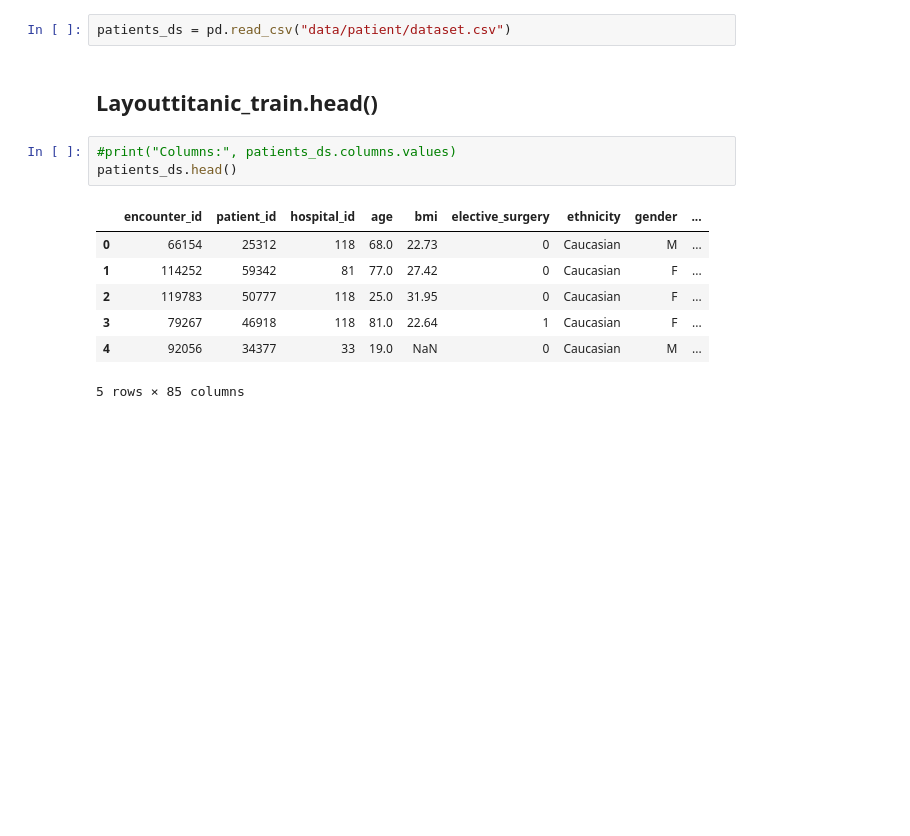
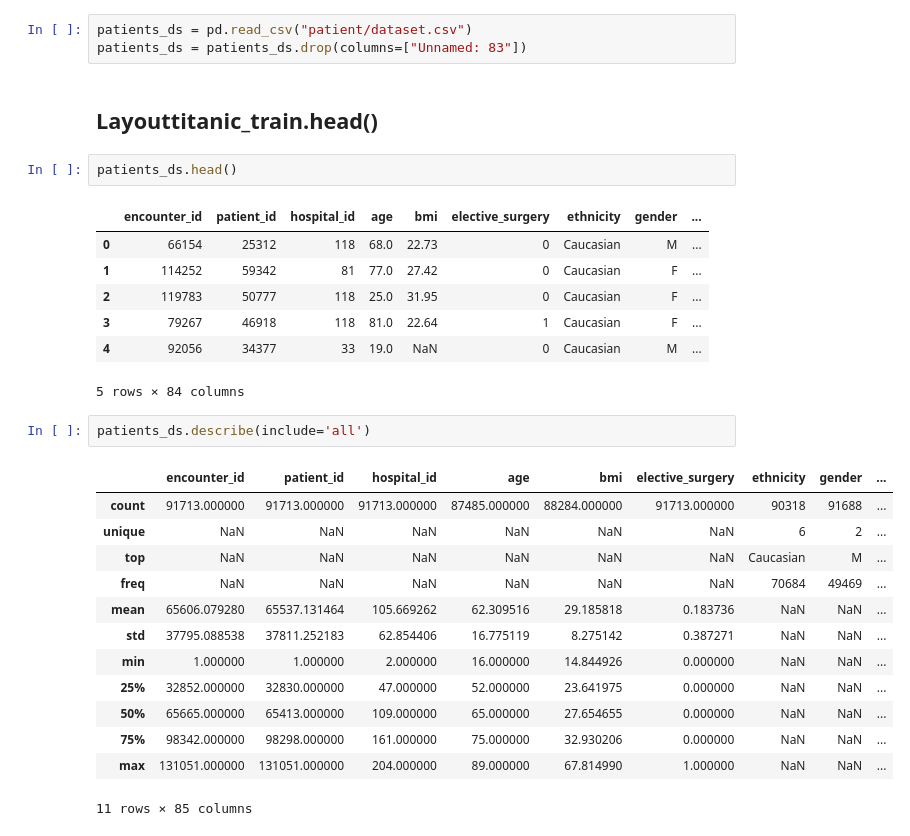
Before and after one commit to albrecht-flo/MALIS-survival-prediction, a Jupyter notebook: data/Patients-exploration.ipynb, the cells around one changed output. Cells and saved outputs as stored; diff of their text form; blank space fills up the shorter version.

Commit message:
Started Patient DS

```diff
--- a/data/Patients-exploration.ipynb
+++ b/data/Patients-exploration.ipynb
@@ -5,11 +14,11 @@ import pandas as pd
 # %% [markdown]
 ## Load dataset
 # %%
-patients_ds = pd.read_csv("data/patient/dataset.csv")
+patients_ds = pd.read_csv("patient/dataset.csv")
+patients_ds = patients_ds.drop(columns=["Unnamed: 83"])
 # %% [markdown]
 ## Layouttitanic_train.head()
 # %%
-#print("Columns:", patients_ds.columns.values)
 patients_ds.head()
 # %% [output]
 |  | encounter_id | patient_id | hospital_id | age | bmi | elective_surgery | ethnicity | gender | ... |
@@ -18,4 +27,20 @@ patients_ds.head()
 | 2 | 119783 | 50777 | 118 | 25.0 | 31.95 | 0 | Caucasian | F | ... |
 | 3 | 79267 | 46918 | 118 | 81.0 | 22.64 | 1 | Caucasian | F | ... |
 | 4 | 92056 | 34377 | 33 | 19.0 | NaN | 0 | Caucasian | M | ... |
-5 rows × 85 columns
+5 rows × 84 columns
+# %%
+patients_ds.describe(include='all')
+# %% [output]
+|  | encounter_id | patient_id | hospital_id | age | bmi | elective_surgery | ethnicity | gender | ... |
+| count | 91713.000000 | 91713.000000 | 91713.000000 | 87485.000000 | 88284.000000 | 91713.000000 | 90318 | 91688 | ... |
+| unique | NaN | NaN | NaN | NaN | NaN | NaN | 6 | 2 | ... |
+| top | NaN | NaN | NaN | NaN | NaN | NaN | Caucasian | M | ... |
+| freq | NaN | NaN | NaN | NaN | NaN | NaN | 70684 | 49469 | ... |
+| mean | 65606.079280 | 65537.131464 | 105.669262 | 62.309516 | 29.185818 | 0.183736 | NaN | NaN | ... |
+| std | 37795.088538 | 37811.252183 | 62.854406 | 16.775119 | 8.275142 | 0.387271 | NaN | NaN | ... |
+| min | 1.000000 | 1.000000 | 2.000000 | 16.000000 | 14.844926 | 0.000000 | NaN | NaN | ... |
+| 25% | 32852.000000 | 32830.000000 | 47.000000 | 52.000000 | 23.641975 | 0.000000 | NaN | NaN | ... |
+| 50% | 65665.000000 | 65413.000000 | 109.000000 | 65.000000 | 27.654655 | 0.000000 | NaN | NaN | ... |
+| 75% | 98342.000000 | 98298.000000 | 161.000000 | 75.000000 | 32.930206 | 0.000000 | NaN | NaN | ... |
+| max | 131051.000000 | 131051.000000 | 204.000000 | 89.000000 | 67.814990 | 1.000000 | NaN | NaN | ... |
+11 rows × 85 columns
```
Also changed, not shown: parts of 7 cells of this notebook, 1 other file.
